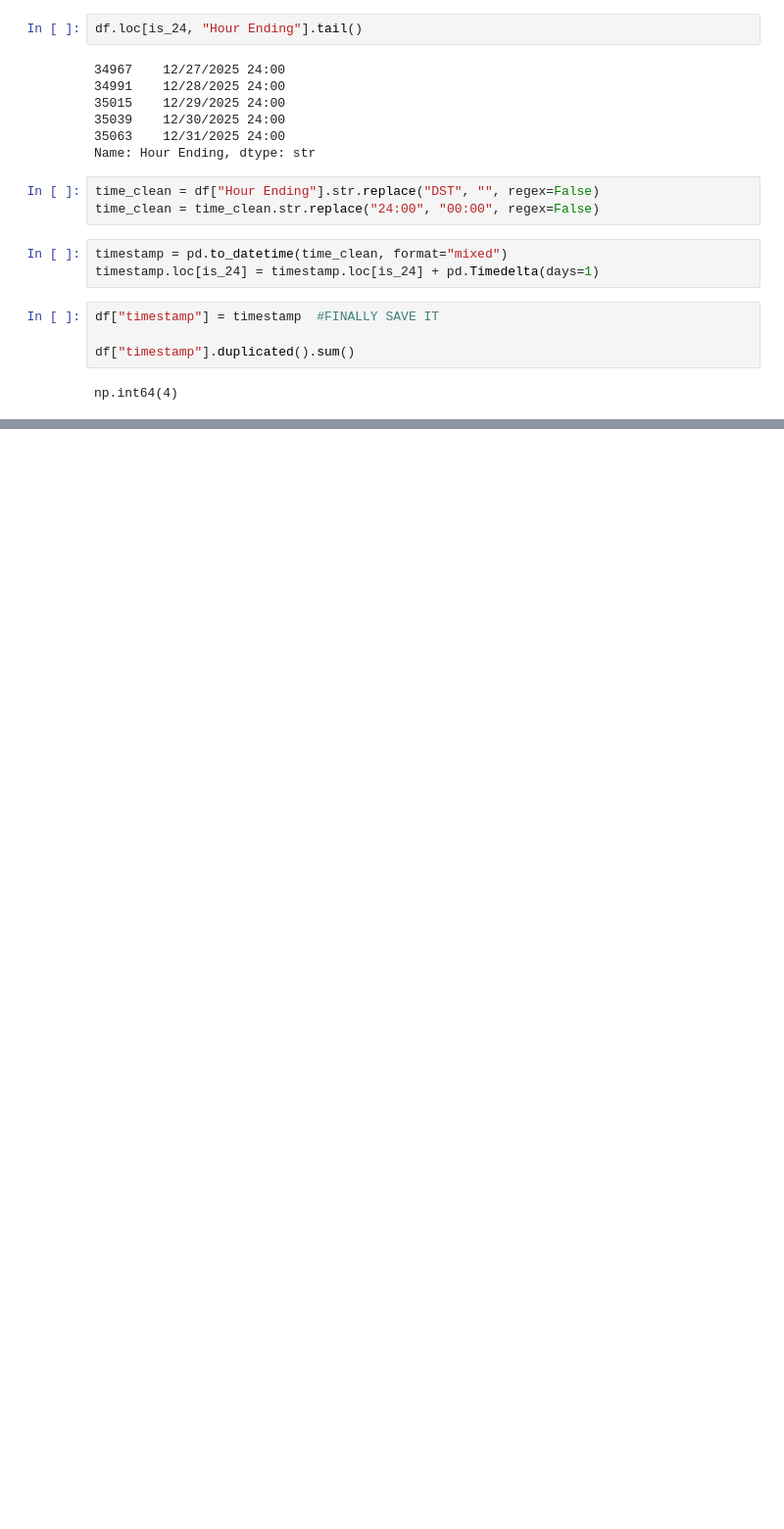
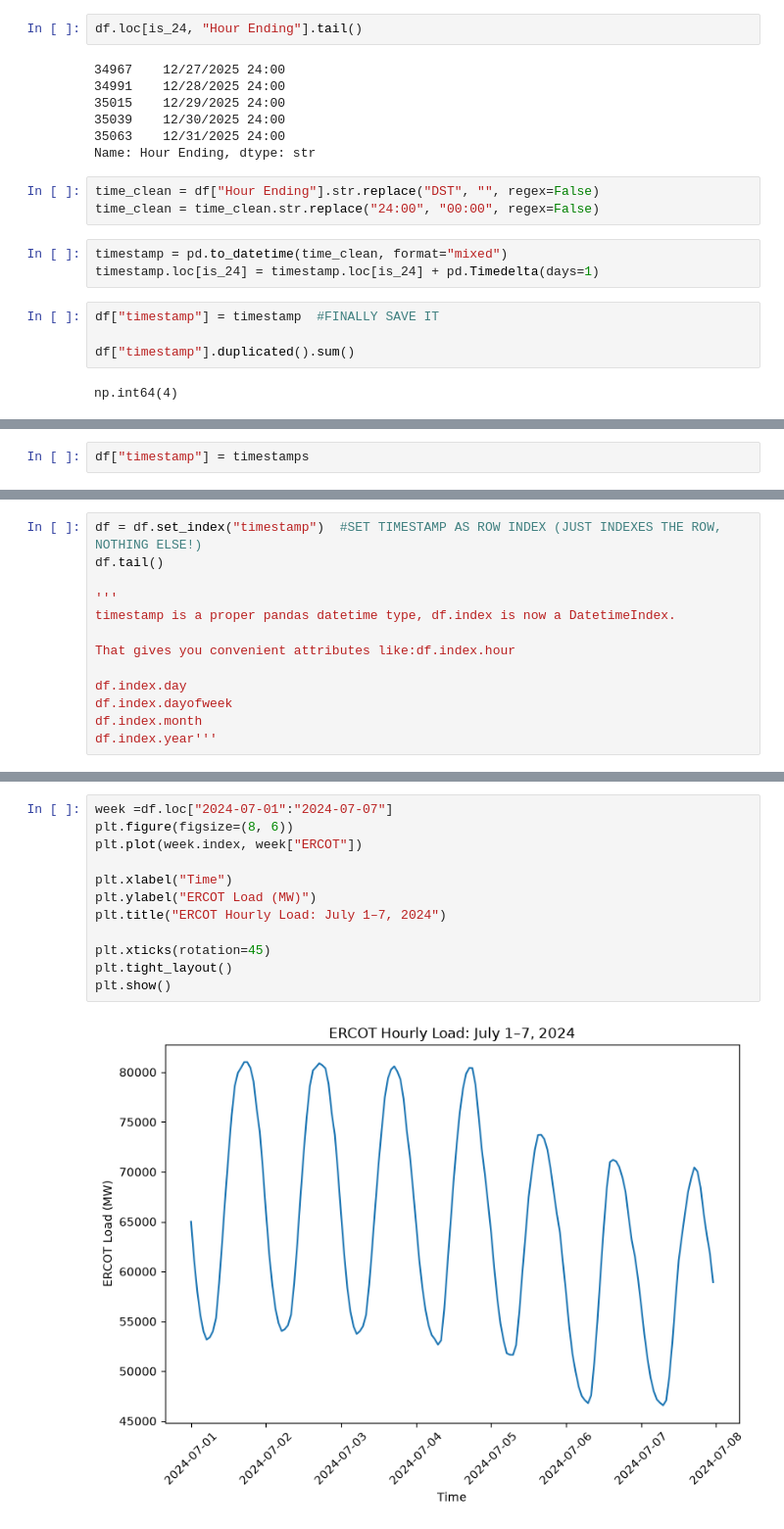
Before and after one commit to Sg182/ML_Projects, a Jupyter notebook: ERCOTLoadForecasting/notebooks/01_data_exploration.ipynb, the cells around one changed output, grey strips where cells are left out. Shown at 98% size. Cells and saved outputs as stored; diff of their text form; blank space fills up the shorter version.

```diff
--- a/ERCOTLoadForecasting/notebooks/01_data_exploration.ipynb
+++ b/ERCOTLoadForecasting/notebooks/01_data_exploration.ipynb
@@ -367,0 +394,2 @@ df.tail()
+# %%
+df["timestamp"] = timestamps
@@ -367,0 +413,13 @@ df.tail()
+# %%
+df = df.set_index("timestamp")  #SET TIMESTAMP AS ROW INDEX (JUST INDEXES THE ROW, NOTHING ELSE!)
+df.tail()
+
+'''
+timestamp is a proper pandas datetime type, df.index is now a DatetimeIndex.
+
+That gives you convenient attributes like:df.index.hour
+
+df.index.day
+df.index.dayofweek
+df.index.month
+df.index.year'''
@@ -367,0 +434,14 @@ df.tail()
+# %%
+week =df.loc["2024-07-01":"2024-07-07"]
+plt.figure(figsize=(8, 6))
+plt.plot(week.index, week["ERCOT"])
+
+plt.xlabel("Time")
+plt.ylabel("ERCOT Load (MW)")
+plt.title("ERCOT Hourly Load: July 1–7, 2024")
+
+plt.xticks(rotation=45)
+plt.tight_layout()
+plt.show()
+# %% [output]
+[figure, added]
```
Also changed, not shown: parts of 11 cells of this notebook.
